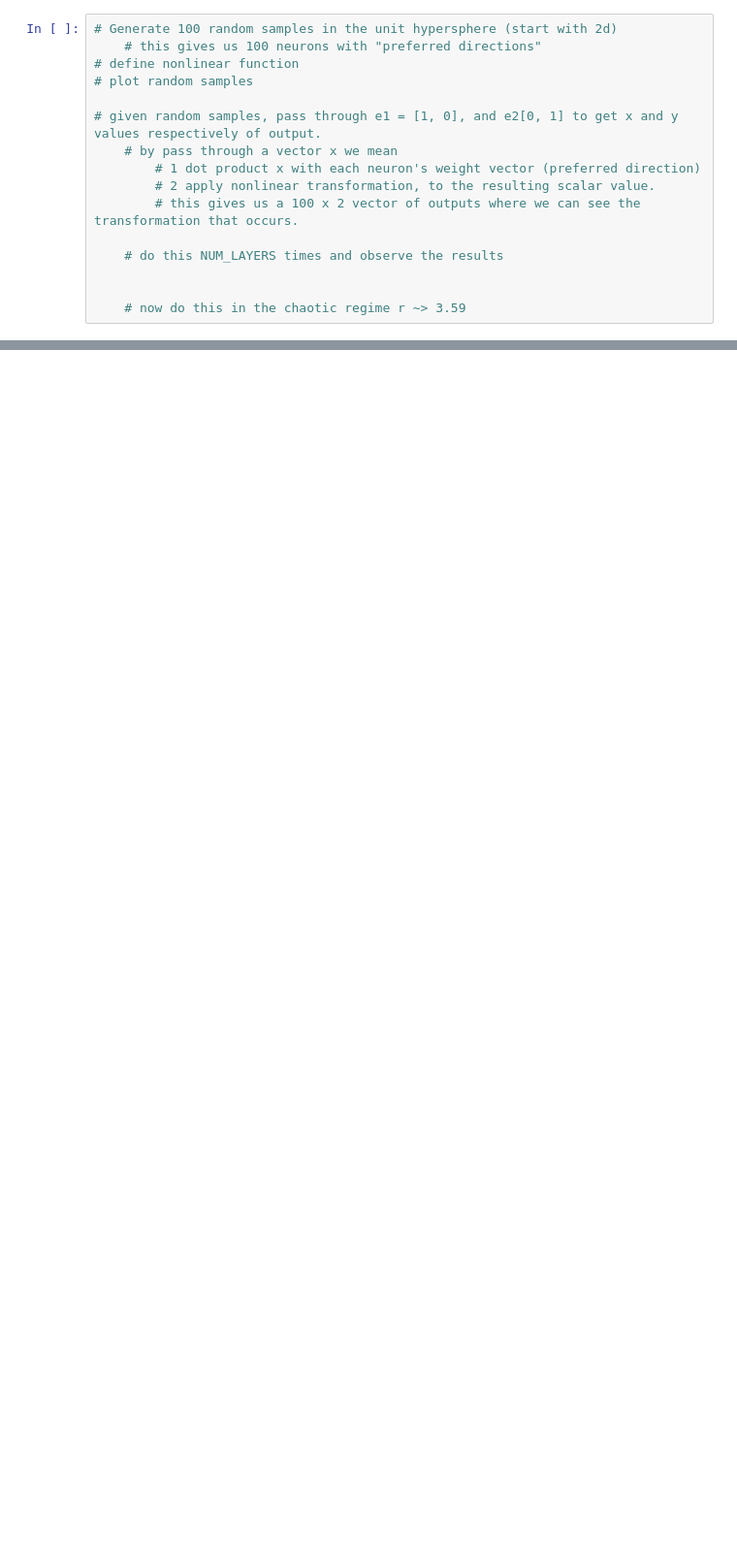
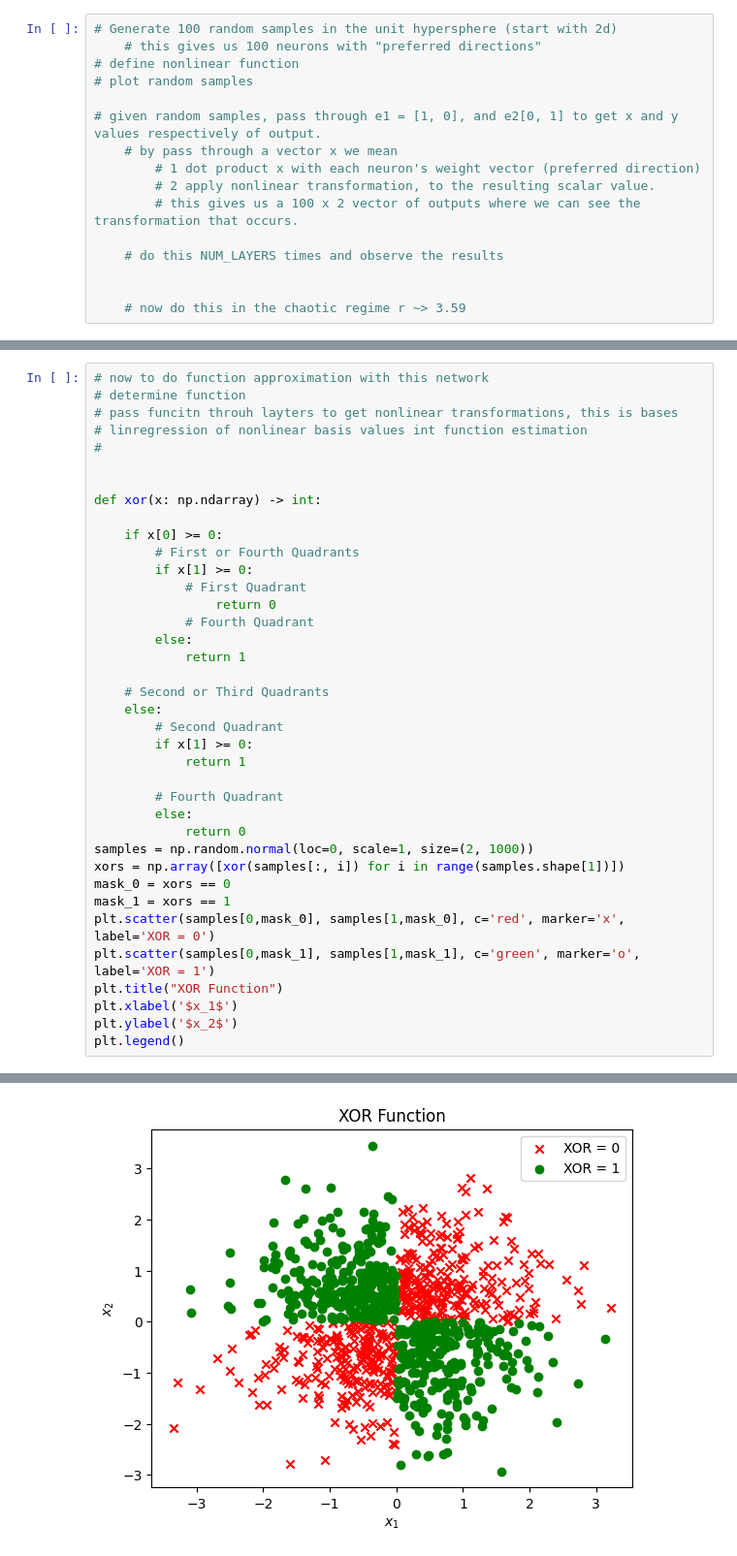
Before and after one commit to Fritz17236/untitled, a Jupyter notebook: src/nonlinear_approximator/scatch.ipynb, the cells around one changed output, grey strips where cells are left out. Shown: that part at 97% size. Drawn from its saved outputs; the diff is of its cells as text; blank space fills up the shorter version.

```diff
--- a/src/nonlinear_approximator/scatch.ipynb
+++ b/src/nonlinear_approximator/scatch.ipynb
@@ -114,0 +111,39 @@ np.float64(-7.971507227600286)
+# %%
+# now to do function approximation with this network
+# determine function
+# pass funcitn throuh layters to get nonlinear transformations, this is bases
+# linregression of nonlinear basis values int function estimation
+#
+
+
+def xor(x: np.ndarray) -> int:
+
+    if x[0] >= 0:
+        # First or Fourth Quadrants
+        if x[1] >= 0:
+            # First Quadrant
+                return 0
+            # Fourth Quadrant
+        else:
+            return 1
+
+    # Second or Third Quadrants
+    else:
+        # Second Quadrant
+        if x[1] >= 0:
+            return 1
+
+        # Fourth Quadrant
+        else:
+            return 0
+samples = np.random.normal(loc=0, scale=1, size=(2, 1000))
+xors = np.array([xor(samples[:, i]) for i in range(samples.shape[1])])
+mask_0 = xors == 0
+mask_1 = xors == 1
+plt.scatter(samples[0,mask_0], samples[1,mask_0], c='red', marker='x', label='XOR = 0')
+plt.scatter(samples[0,mask_1], samples[1,mask_1], c='green', marker='o', label='XOR = 1')
+plt.title("XOR Function")
+plt.xlabel('$x_1$')
+plt.ylabel('$x_2$')
+plt.legend()
+# %% [output]
@@ -114,0 +151 @@ np.float64(-7.971507227600286)
+[figure, added]
```
Also changed, not shown: parts of 13 cells of this notebook.
